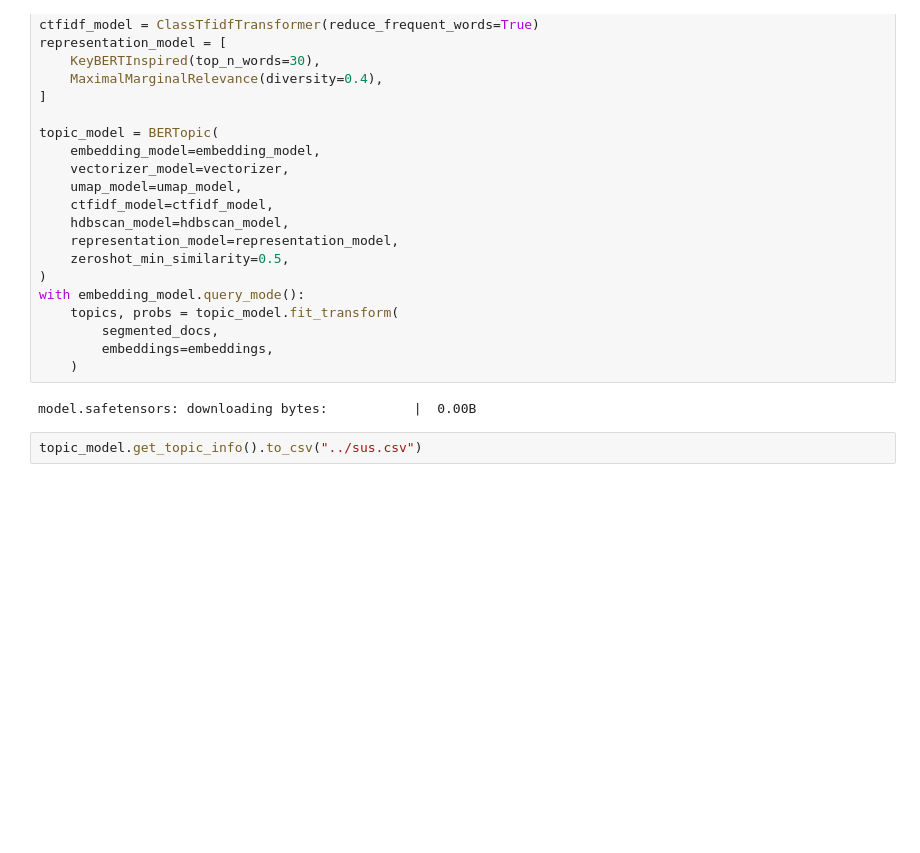
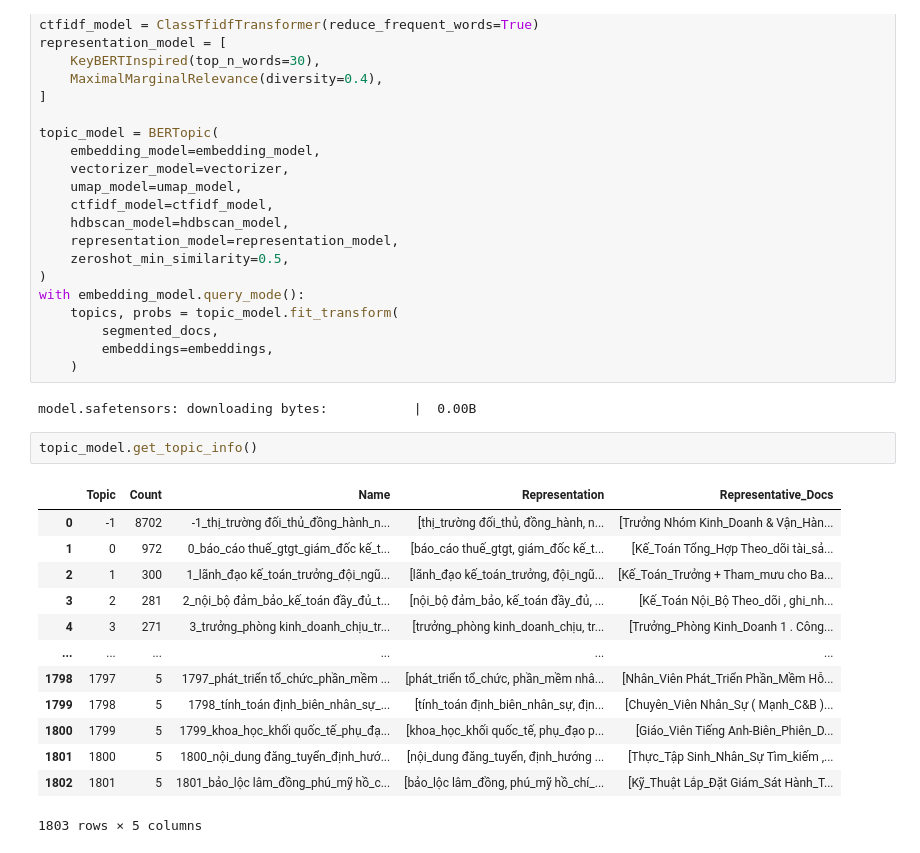
Before and after one commit to longlinh123456/dsp_project, a Jupyter notebook: scripts/main.ipynb, the cells around one changed output. Saved outputs shown, nothing was run; the diff lists cells and outputs as text; blank space fills up the shorter version.

```diff
--- a/scripts/main.ipynb
+++ b/scripts/main.ipynb
@@ -163,4 +163,18 @@ with embedding_model.query_mode():
 # %% [output]
 model.safetensors: downloading bytes:           |  0.00B
 # %%
-topic_model.get_topic_info().to_csv("../sus.csv")
+topic_model.get_topic_info()
+# %% [output]
+|  | Topic | Count | Name | Representation | Representative_Docs |
+| 0 | -1 | 8702 | -1_thị_trường đối_thủ_đồng_hành_n... | [thị_trường đối_thủ, đồng_hành, n... | [Trưởng Nhóm Kinh_Doanh & Vận_Hàn... |
+| 1 | 0 | 972 | 0_báo_cáo thuế_gtgt_giám_đốc kế_t... | [báo_cáo thuế_gtgt, giám_đốc kế_t... | [Kế_Toán Tổng_Hợp Theo_dõi tài_sả... |
+| 2 | 1 | 300 | 1_lãnh_đạo kế_toán_trưởng_đội_ngũ... | [lãnh_đạo kế_toán_trưởng, đội_ngũ... | [Kế_Toán_Trưởng + Tham_mưu cho Ba... |
+| 3 | 2 | 281 | 2_nội_bộ đảm_bảo_kế_toán đầy_đủ_t... | [nội_bộ đảm_bảo, kế_toán đầy_đủ, ... | [Kế_Toán Nội_Bộ Theo_dõi , ghi_nh... |
+| 4 | 3 | 271 | 3_trưởng_phòng kinh_doanh_chịu_tr... | [trưởng_phòng kinh_doanh_chịu, tr... | [Trưởng_Phòng Kinh_Doanh 1 . Công... |
+| ... | ... | ... | ... | ... | ... |
+| 1798 | 1797 | 5 | 1797_phát_triển tổ_chức_phần_mềm ... | [phát_triển tổ_chức, phần_mềm nhâ... | [Nhân_Viên Phát_Triển Phần_Mềm Hỗ... |
+| 1799 | 1798 | 5 | 1798_tính_toán định_biên_nhân_sự_... | [tính_toán định_biên_nhân_sự, địn... | [Chuyên_Viên Nhân_Sự ( Mạnh_C&B )... |
+| 1800 | 1799 | 5 | 1799_khoa_học_khối quốc_tế_phụ_đạ... | [khoa_học_khối quốc_tế, phụ_đạo p... | [Giáo_Viên Tiếng Anh-Biên_Phiên_D... |
+| 1801 | 1800 | 5 | 1800_nội_dung đăng_tuyển_định_hướ... | [nội_dung đăng_tuyển, định_hướng ... | [Thực_Tập Sinh_Nhân_Sự Tìm_kiếm ,... |
+| 1802 | 1801 | 5 | 1801_bảo_lộc lâm_đồng_phú_mỹ hồ_c... | [bảo_lộc lâm_đồng, phú_mỹ hồ_chí_... | [Kỹ_Thuật Lắp_Đặt Giám_Sát Hành_T... |
+1803 rows × 5 columns
```
